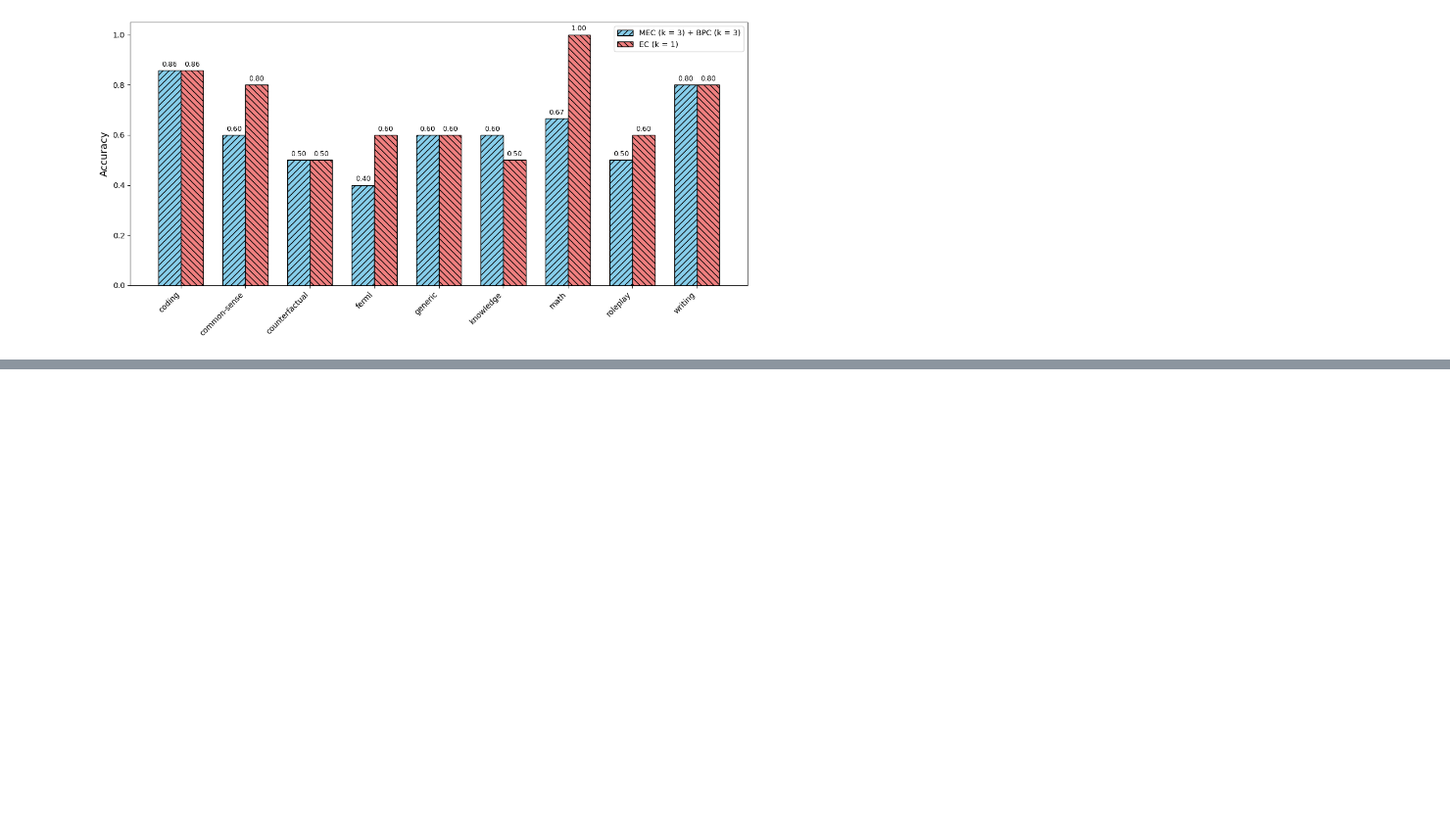
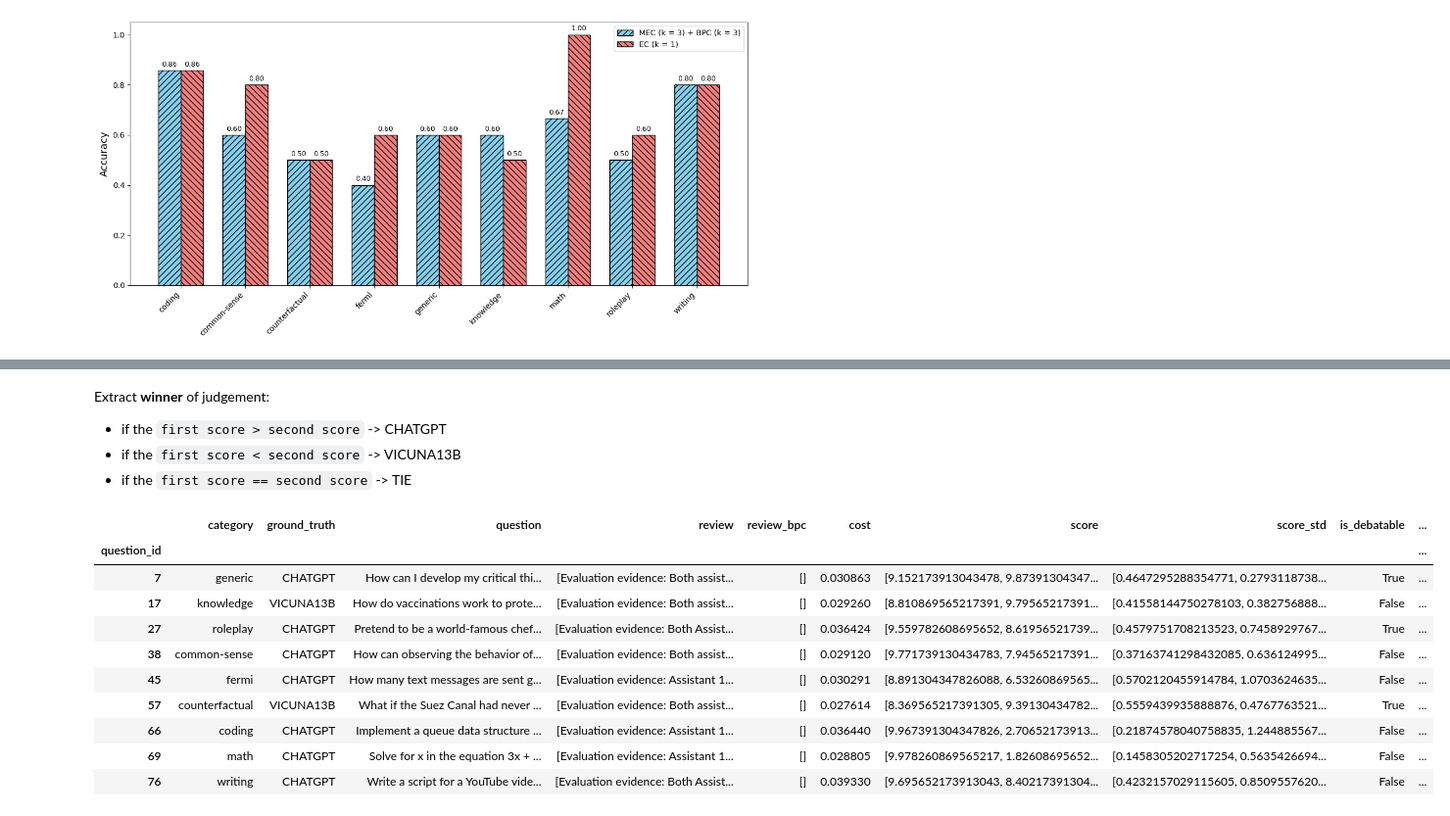
Before and after one commit to Thesis-LLM-as-a-judge-AUAS/fair-eval, a Jupyter notebook: sanity_check.ipynb, the cells around one changed output, grey strips where cells are left out. Shown: that part at 98% size. Saved outputs shown, nothing was run; the diff lists cells and outputs as text; code cells hidden in the pictures; blank space fills up the shorter version.

```diff
--- a/sanity_check.ipynb
+++ b/sanity_check.ipynb
@@ -216,9 +222,11 @@ Check the amount of debatable cases in every preset
 debatable_cases = {}
 
 for key in judgement_result.keys():
-    debatable_cases[key] = len(judgement_result[key][judgement_result[key]['is_debatable']]) / len(judgement_result[key]) * 100
+    debatable_cases[key] = len(judgement_result[key][judgement_result[key]['is_debatable']]) / len(
+        judgement_result[key]) * 100
 
-print(f"Debatable cases map (max(mean) - mean(std) < min(mean) + min(std)) / <amount of cases> * 100:\n{pd.Series(debatable_cases)}")
+print(
+    f"Debatable cases map (max(mean) - mean(std) < min(mean) + min(std)) / <amount of cases> * 100:\n{pd.Series(debatable_cases)}")
 # %% [output]
 Debatable cases map (max(mean) - mean(std) < min(mean) + min(std)) / <amount of cases> * 100:
 gpt4_k_1_bpc_0_t_1     46.25
@@ -473,0 +482,8 @@ plot_grouped_accuracy_bars(gpt3_5_best_category_acc, gpt3_5_worst_category_acc,
+# %%
+SAMPLED_RESULTS_PATH = "./sampled_review"
+# %%
+dirs = [int(name) for name in os.listdir(SAMPLED_RESULTS_PATH) if
+        os.path.isdir(os.path.join(SAMPLED_RESULTS_PATH, name))]
+dirs.sort()
+dirs.pop()
+dirs
@@ -473,0 +583,31 @@ plot_grouped_accuracy_bars(gpt3_5_best_category_acc, gpt3_5_worst_category_acc,
+# %% [markdown]
+Extract **winner** of judgement:
+* if the `first score > second score` -> CHATGPT
+* if the `first score < second score` -> VICUNA13B
+* if the `first score == second score` -> TIE
+# %%
+idx = 0
+
+for file_idx, (name, df) in enumerate(sampled_judgement_result.items()):
+    sampled_questions = pd.read_json(f'./sampled/questions/{file_idx}.jsonl', lines=True)
+    sampled_questions = sampled_questions.set_index('question_id').drop(['text'], axis=1)
+
+    for idx in sampled_questions.index:
+        sampled_questions.at[idx, 'ground_truth'] = text_lines[idx - 1]
+
+    sampled_judgement_result[name] = pd.concat([sampled_questions, extract_winning(df)], axis=1)
+    idx += 1
+
+sampled_judgement_result['gpt4_k_1_bpc_0_t_1']
+# %% [output]
+|  | category | ground_truth | question | review | review_bpc | cost | score | score_std | is_debatable | ... |
+| question_id |  |  |  |  |  |  |  |  |  | ... |
+| 7 | generic | CHATGPT | How can I develop my critical thi... | [Evaluation evidence: Both assist... | [] | 0.030863 | [9.152173913043478, 9.87391304347... | [0.4647295288354771, 0.2793118738... | True | ... |
+| 17 | knowledge | VICUNA13B | How do vaccinations work to prote... | [Evaluation evidence: Both assist... | [] | 0.029260 | [8.810869565217391, 9.79565217391... | [0.41558144750278103, 0.382756888... | False | ... |
+| 27 | roleplay | CHATGPT | Pretend to be a world-famous chef... | [Evaluation evidence: Both Assist... | [] | 0.036424 | [9.559782608695652, 8.61956521739... | [0.4579751708213523, 0.7458929767... | True | ... |
+| 38 | common-sense | CHATGPT | How can observing the behavior of... | [Evaluation evidence: Both assist... | [] | 0.029120 | [9.771739130434783, 7.94565217391... | [0.37163741298432085, 0.636124995... | False | ... |
+| 45 | fermi | CHATGPT | How many text messages are sent g... | [Evaluation evidence: Assistant 1... | [] | 0.030291 | [8.891304347826088, 6.53260869565... | [0.5702120455914784, 1.0703624635... | False | ... |
+| 57 | counterfactual | VICUNA13B | What if the Suez Canal had never ... | [Evaluation evidence: Both assist... | [] | 0.027614 | [8.369565217391305, 9.39130434782... | [0.5559439935888876, 0.4767763521... | True | ... |
+| 66 | coding | CHATGPT | Implement a queue data structure ... | [Evaluation evidence: Assistant 1... | [] | 0.036440 | [9.967391304347826, 2.70652173913... | [0.21874578040758835, 1.244885567... | False | ... |
+| 69 | math | CHATGPT | Solve for x in the equation 3x + ... | [Evaluation evidence: Assistant 1... | [] | 0.028805 | [9.978260869565217, 1.82608695652... | [0.1458305202717254, 0.5635426694... | False | ... |
+| 76 | writing | CHATGPT | Write a script for a YouTube vide... | [Evaluation evidence: Both Assist... | [] | 0.039330 | [9.695652173913043, 8.40217391304... | [0.4232157029115605, 0.8509557620... | False | ... |
```
Also changed, not shown: parts of 40 cells of this notebook.
